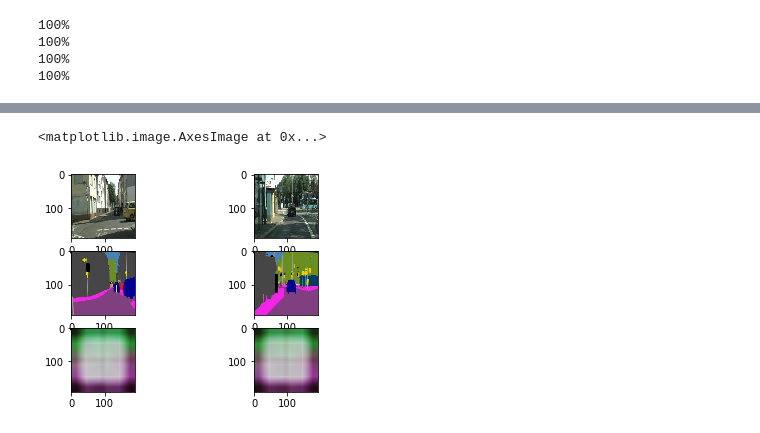
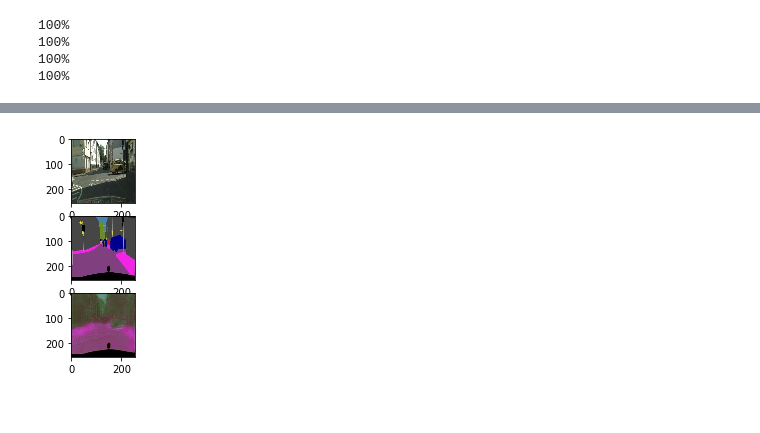
Before and after one commit to chey-to-mozg/Image-Segmentation, a Jupyter notebook: main_pipeline.ipynb, the cells around one changed output, grey strips where cells are left out. Drawn from its saved outputs; the diff is of its cells as text; code cells hidden in the pictures.

```diff
--- a/main_pipeline.ipynb
+++ b/main_pipeline.ipynb
@@ -61,7 +84,7 @@ def get_images_masks(path):
     #lists for images and masks
     img_g,img_m=[],[]
     #for all files
-    for name in names[:10]:
+    for name in names[:]:
         #open image
         img=cv2.imread(path+name)
         #norm image in range [0, 1]
@@ -134,4 +152,4 @@ print(y_train[0].shape)
 # %%
-unet.BS = 8
-unet.EPOCHS = 50
-unet.fit(x_train, y_train, (x_valid, y_valid))
+unet.fit(x_train, y_train, (x_valid, y_valid), BS=8, EPOCHS=10)
+
+unet.show_graphs()
@@ -157,27 +193,25 @@ plt.imshow(y[1])
 # %%
-from DataGenerator import Dataset, Dataloder
-from DataGenerator import get_training_augmentation, get_validation_augmentation
+from DataGeneratorRGB import Dataset, Dataloder
+from DataGeneratorRGB import get_training_augmentation, get_validation_augmentation
 
 train_folder="train/"
 valid_folder="val/"
 
 train_dataset = Dataset(
     train_folder,
-    train_folder,
-    in_one_file=True,
-    augmentation=get_training_augmentation(192)
+    augmentation=get_training_augmentation(256)
 )
 
 # Dataset for validation images
 valid_dataset = Dataset(
     valid_folder,
-    valid_folder,
-    in_one_file=True,
-    augmentation=get_validation_augmentation(192)
+    augmentation=get_validation_augmentation(256)
 )
 
-train_dataloader = Dataloder(train_dataset, batch_size=8, shuffle=True)
+train_dataloader = Dataloder(train_dataset, batch_size=16, shuffle=True)
 valid_dataloader = Dataloder(valid_dataset, batch_size=1, shuffle=False)
 # %%
-pspnet.fit(x_train=train_dataloader, valid_data=valid_dataloader, EPOCHS=5)
+unet.fit(x_train=train_dataloader, valid_data=valid_dataloader, EPOCHS=10)
+
+unet.show_graphs()
 # %% [output]
@@ -195,20 +240,16 @@ pspnet.show_graphs()
 # %%
 import matplotlib.pyplot as plt
 #predict first 2 images
-y = pspnet.model.predict(x_valid[0:2])
+image, mask = valid_dataset[0]
+
+y = unet.model.predict(np.array([image]))
 
 plt.subplot(321)
-plt.imshow(x_valid[0])
+plt.imshow(image)
 plt.subplot(323)
-plt.imshow(y_valid[0])
+plt.imshow(mask)
 plt.subplot(325)
 plt.imshow(y[0])
-plt.subplot(322)
-plt.imshow(x_valid[1])
-plt.subplot(324)
-plt.imshow(y_valid[1])
-plt.subplot(326)
-plt.imshow(y[1])
+plt.show()
 # %% [output]
-<matplotlib.image.AxesImage at 0x...>
-[figure, old version]
+[figure, new version]
```
Also changed, not shown: parts of 15 cells of this notebook, 4 other files.
